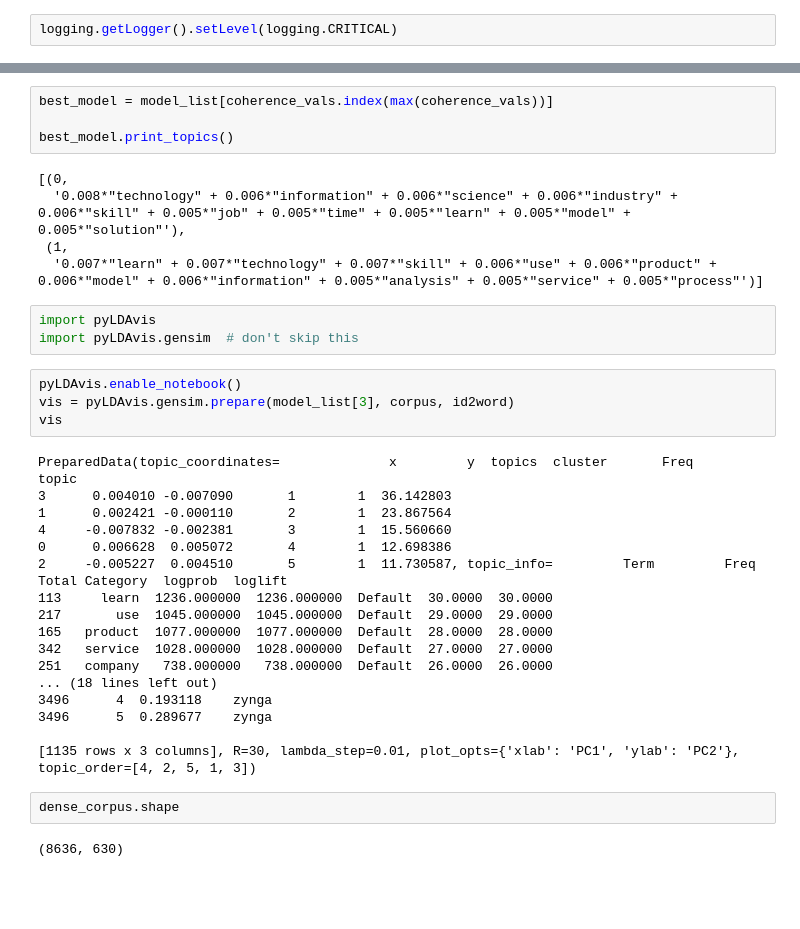
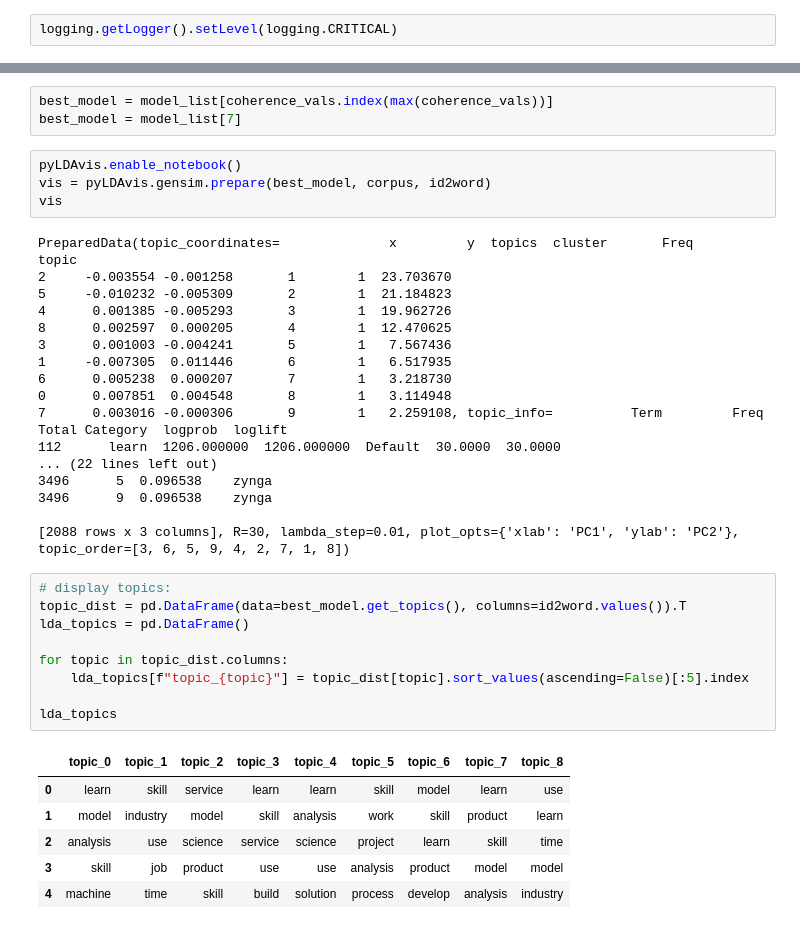
Before and after one commit to MatanFreedman/LinkedIn-NLP, a Jupyter notebook: notebooks/topic-modelling/0.3-matan-topic-modelling.ipynb, the cells around one changed output, grey strips where cells are left out. Cells and saved outputs as stored; diff of their text form; blank space fills up the shorter version.

```diff
--- a/notebooks/topic-modelling/0.3-matan-topic-modelling.ipynb
+++ b/notebooks/topic-modelling/0.3-matan-topic-modelling.ipynb
@@ -264,38 +269,41 @@ Not great results, but I guess there isn't that many different topics. Lets see
 # %%
 best_model = model_list[coherence_vals.index(max(coherence_vals))]
-
-best_model.print_topics()
+best_model = model_list[7]
-# %% [output]
-[(0,
-  '0.008*"technology" + 0.006*"information" + 0.006*"science" + 0.006*"industry" + 0.006*"skill" + 0.005*"job" + 0.005*"time" + 0.005*"learn" + 0.005*"model" + 0.005*"solution"'),
- (1,
-  '0.007*"learn" + 0.007*"technology" + 0.007*"skill" + 0.006*"use" + 0.006*"product" + 0.006*"model" + 0.006*"information" + 0.005*"analysis" + 0.005*"service" + 0.005*"process"')]
-# %%
-import pyLDAvis
-import pyLDAvis.gensim  # don't skip this
 # %%
 pyLDAvis.enable_notebook()
-vis = pyLDAvis.gensim.prepare(model_list[3], corpus, id2word)
+vis = pyLDAvis.gensim.prepare(best_model, corpus, id2word)
 vis
 # %% [output]
 PreparedData(topic_coordinates=              x         y  topics  cluster       Freq
 topic
-3      0.004010 -0.007090       1        1  36.142803
-1      0.002421 -0.000110       2        1  23.867564
-4     -0.007832 -0.002381       3        1  15.560660
-0      0.006628  0.005072       4        1  12.698386
-2     -0.005227  0.004510       5        1  11.730587, topic_info=         Term         Freq        Total Category  logprob  loglift
-113     learn  1236.000000  1236.000000  Default  30.0000  30.0000
-217       use  1045.000000  1045.000000  Default  29.0000  29.0000
-165   product  1077.000000  1077.000000  Default  28.0000  28.0000
-342   service  1028.000000  1028.000000  Default  27.0000  27.0000
-251   company   738.000000   738.000000  Default  26.0000  26.0000
-... (18 lines left out)
-3496      4  0.193118    zynga
-3496      5  0.289677    zynga
+2     -0.003554 -0.001258       1        1  23.703670
+5     -0.010232 -0.005309       2        1  21.184823
+4      0.001385 -0.005293       3        1  19.962726
+8      0.002597  0.000205       4        1  12.470625
+3      0.001003 -0.004241       5        1   7.567436
+1     -0.007305  0.011446       6        1   6.517935
+6      0.005238  0.000207       7        1   3.218730
+0      0.007851  0.004548       8        1   3.114948
+7      0.003016 -0.000306       9        1   2.259108, topic_info=          Term         Freq        Total Category  logprob  loglift
+112      learn  1206.000000  1206.000000  Default  30.0000  30.0000
+... (22 lines left out)
+3496      5  0.096538    zynga
+3496      9  0.096538    zynga
 
-[1135 rows x 3 columns], R=30, lambda_step=0.01, plot_opts={'xlab': 'PC1', 'ylab': 'PC2'}, topic_order=[4, 2, 5, 1, 3])
+[2088 rows x 3 columns], R=30, lambda_step=0.01, plot_opts={'xlab': 'PC1', 'ylab': 'PC2'}, topic_order=[3, 6, 5, 9, 4, 2, 7, 1, 8])
-# %%
-dense_corpus.shape
-# %% [output]
-(8636, 630)
+# %%
+# display topics:
+topic_dist = pd.DataFrame(data=best_model.get_topics(), columns=id2word.values()).T
+lda_topics = pd.DataFrame()
+
+for topic in topic_dist.columns:
+    lda_topics[f"topic_{topic}"] = topic_dist[topic].sort_values(ascending=False)[:5].index
+
+lda_topics
+# %% [output]
+|  | topic_0 | topic_1 | topic_2 | topic_3 | topic_4 | topic_5 | topic_6 | topic_7 | topic_8 |
+| 0 | learn | skill | service | learn | learn | skill | model | learn | use |
+| 1 | model | industry | model | skill | analysis | work | skill | product | learn |
+| 2 | analysis | use | science | service | science | project | learn | skill | time |
+| 3 | skill | job | product | use | use | analysis | product | model | model |
+| 4 | machine | time | skill | build | solution | process | develop | analysis | industry |
```
Also changed, not shown: parts of 25 cells of this notebook.
